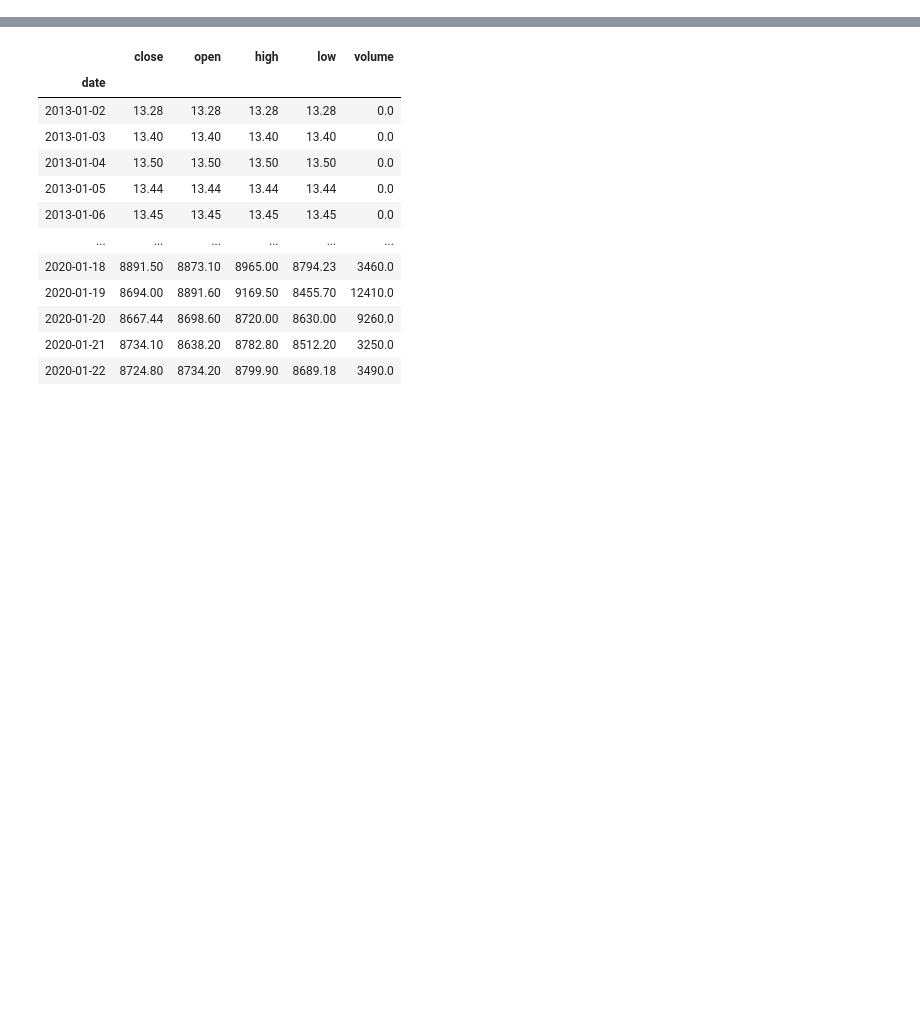
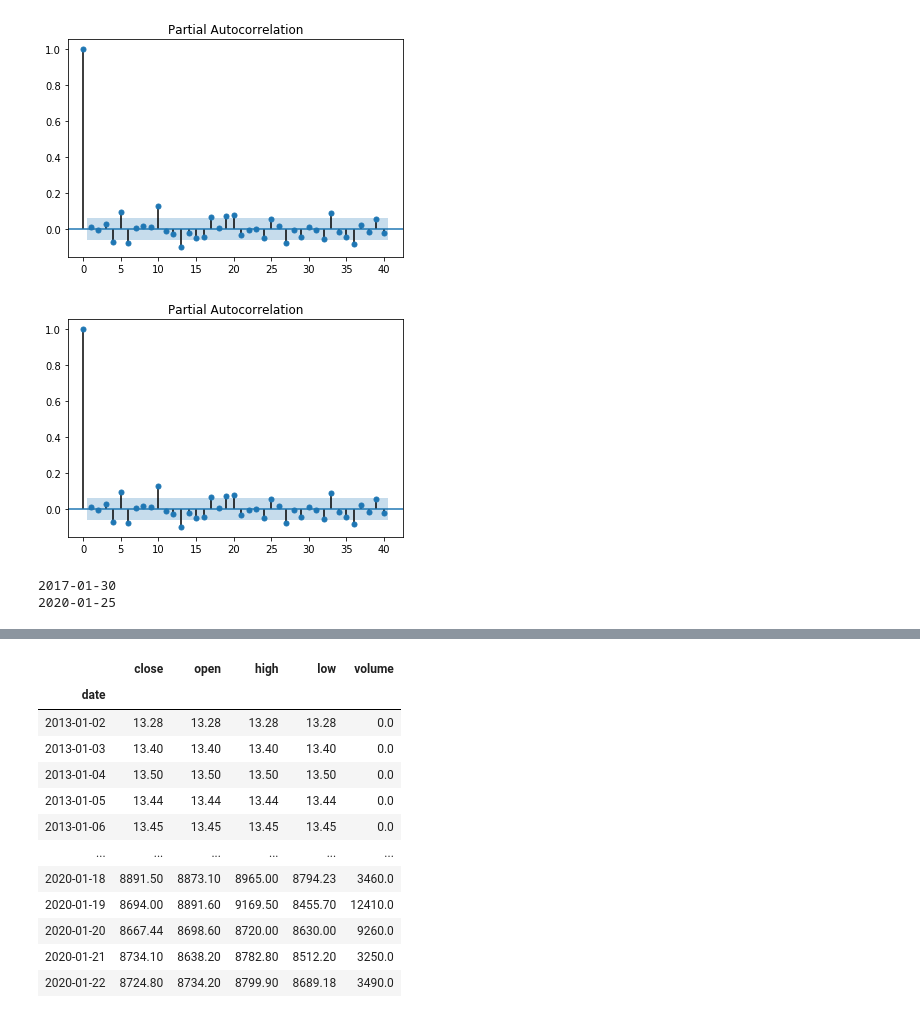
Before and after one commit to florentious/Python_Fundamental, a Jupyter notebook: cryptocurrency/data_preprocessing.ipynb, the cells around one changed output, grey strips where cells are left out. Saved outputs shown, nothing was run; the diff lists cells and outputs as text; code cells hidden in the pictures; blank space fills up the shorter version.

```diff
--- a/cryptocurrency/data_preprocessing.ipynb
+++ b/cryptocurrency/data_preprocessing.ipynb
@@ -164,0 +351,5 @@ bitcoin_DF = selectBitcoin()
+# %%
+plot_pacf(featureTrain.diff().dropna(), lags=40)
+# %% [output]
+[figure, added]
+[figure, added]
@@ -164,0 +358,12 @@ bitcoin_DF = selectBitcoin()
+# %%
+beforeYear= dt.datetime.now().date().replace(year=dt.datetime.now().year-3)
+print(beforeYear)
+
+testDate = dt.datetime.now().date().replace(day=dt.datetime.now().day-5)
+print(testDate)
+
+featureTrain = result_sub.loc[beforeYear:testDate,'gol_close']
+featureTest = result_sub.loc[testDate:,'gol_close']
+# %% [output]
+2017-01-30
+2020-01-25
```
Also changed, not shown: parts of 33 cells of this notebook, 7 other files.
